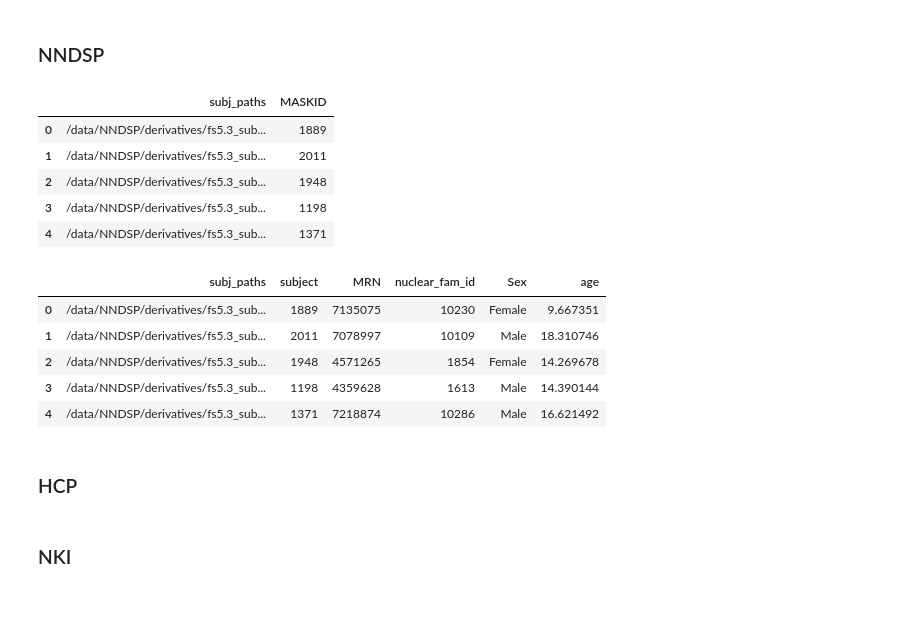
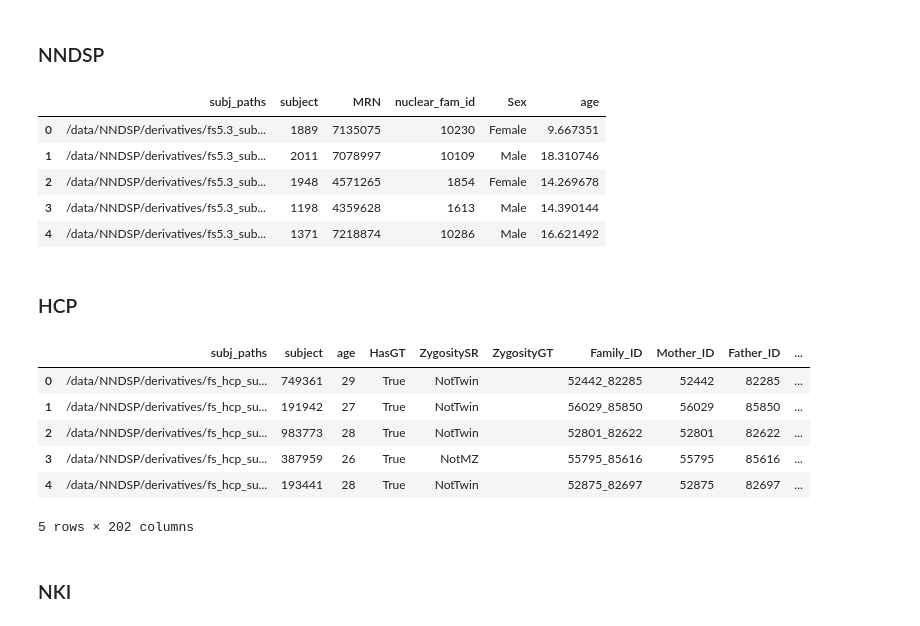
Before and after one commit to niniko1997/NNDSP, a Jupyter notebook: anal/analysis_notebooks/follow_up_analysis/hypothesis_2.2.ipynb, the cells around one changed output. Saved outputs shown, nothing was run; the diff lists cells and outputs as text; code cells hidden in the pictures.

```diff
--- a/anal/analysis_notebooks/follow_up_analysis/hypothesis_2.2.ipynb
+++ b/anal/analysis_notebooks/follow_up_analysis/hypothesis_2.2.ipynb
@@ -51,13 +53,12 @@ sald_pheno_file = Path('/data/DSST/SALD/phenotype_files/sub_information.xlsx')
 ### NNDSP
 # %%
 # merge the subjects that we have fs and add subject number
-df_nndsp = pd.DataFrame({'subj_paths' : [x.as_posix() for x in nndsp_fs_dir.glob('sub-*')]})
-df_nndsp = df_nndsp.assign(MASKID = [int(Path(x).name[4:]) for x in df_nndsp.subj_paths])
+df_nndsp = nndsp_subjectdata(nndsp_fs_dir, nndsp_pheno_file)
 df_nndsp.head()
 # %% [output]
-|  | subj_paths | MASKID |
-| 0 | /data/NNDSP/derivatives/fs5.3_sub... | 1889 |
-| 1 | /data/NNDSP/derivatives/fs5.3_sub... | 2011 |
-| 2 | /data/NNDSP/derivatives/fs5.3_sub... | 1948 |
-| 3 | /data/NNDSP/derivatives/fs5.3_sub... | 1198 |
-| 4 | /data/NNDSP/derivatives/fs5.3_sub... | 1371 |
+|  | subj_paths | subject | MRN | nuclear_fam_id | Sex | age |
+| 0 | /data/NNDSP/derivatives/fs5.3_sub... | 1889 | 7135075 | 10230 | Female | 9.667351 |
+| 1 | /data/NNDSP/derivatives/fs5.3_sub... | 2011 | 7078997 | 10109 | Male | 18.310746 |
+| 2 | /data/NNDSP/derivatives/fs5.3_sub... | 1948 | 4571265 | 1854 | Female | 14.269678 |
+| 3 | /data/NNDSP/derivatives/fs5.3_sub... | 1198 | 4359628 | 1613 | Male | 14.390144 |
+| 4 | /data/NNDSP/derivatives/fs5.3_sub... | 1371 | 7218874 | 10286 | Male | 16.621492 |
@@ -67,16 +65,15 @@ df_nndsp = pd.merge(df_nndsp, pd.read_csv(nndsp_pheno_file.as_posix()), on='MASK
-# %%
-# rename columns so that we have standardization across datasets
-df_nndsp = df_nndsp.rename(index=str, columns = {'MASKID' : 'subject', 'age_at_scan' : 'age'})
-df_nndsp = df_nndsp.drop_duplicates(subset='subject', keep='first')
-df_nndsp.head()
-# %% [output]
-|  | subj_paths | subject | MRN | nuclear_fam_id | Sex | age |
-| 0 | /data/NNDSP/derivatives/fs5.3_sub... | 1889 | 7135075 | 10230 | Female | 9.667351 |
-| 1 | /data/NNDSP/derivatives/fs5.3_sub... | 2011 | 7078997 | 10109 | Male | 18.310746 |
-| 2 | /data/NNDSP/derivatives/fs5.3_sub... | 1948 | 4571265 | 1854 | Female | 14.269678 |
-| 3 | /data/NNDSP/derivatives/fs5.3_sub... | 1198 | 4359628 | 1613 | Male | 14.390144 |
-| 4 | /data/NNDSP/derivatives/fs5.3_sub... | 1371 | 7218874 | 10286 | Male | 16.621492 |
 # %% [markdown]
 ### HCP
+# %%
+df_hcp = hcp_subjectdata(hcp_fs_dir, hcp_pheno_file)
+df_hcp.head()
+# %% [output]
+|  | subj_paths | subject | age | HasGT | ZygositySR | ZygosityGT | Family_ID | Mother_ID | Father_ID | ... |
+| 0 | /data/NNDSP/derivatives/fs_hcp_su... | 749361 | 29 | True | NotTwin |  | 52442_82285 | 52442 | 82285 | ... |
+| 1 | /data/NNDSP/derivatives/fs_hcp_su... | 191942 | 27 | True | NotTwin |  | 56029_85850 | 56029 | 85850 | ... |
+| 2 | /data/NNDSP/derivatives/fs_hcp_su... | 983773 | 28 | True | NotTwin |  | 52801_82622 | 52801 | 82622 | ... |
+| 3 | /data/NNDSP/derivatives/fs_hcp_su... | 387959 | 26 | True | NotMZ |  | 55795_85616 | 55795 | 85616 | ... |
+| 4 | /data/NNDSP/derivatives/fs_hcp_su... | 193441 | 28 | True | NotTwin |  | 52875_82697 | 52875 | 82697 | ... |
+5 rows × 202 columns
 # %% [markdown]
 ### NKI
```
Also changed, not shown: parts of 28 cells of this notebook, 4 other files.
